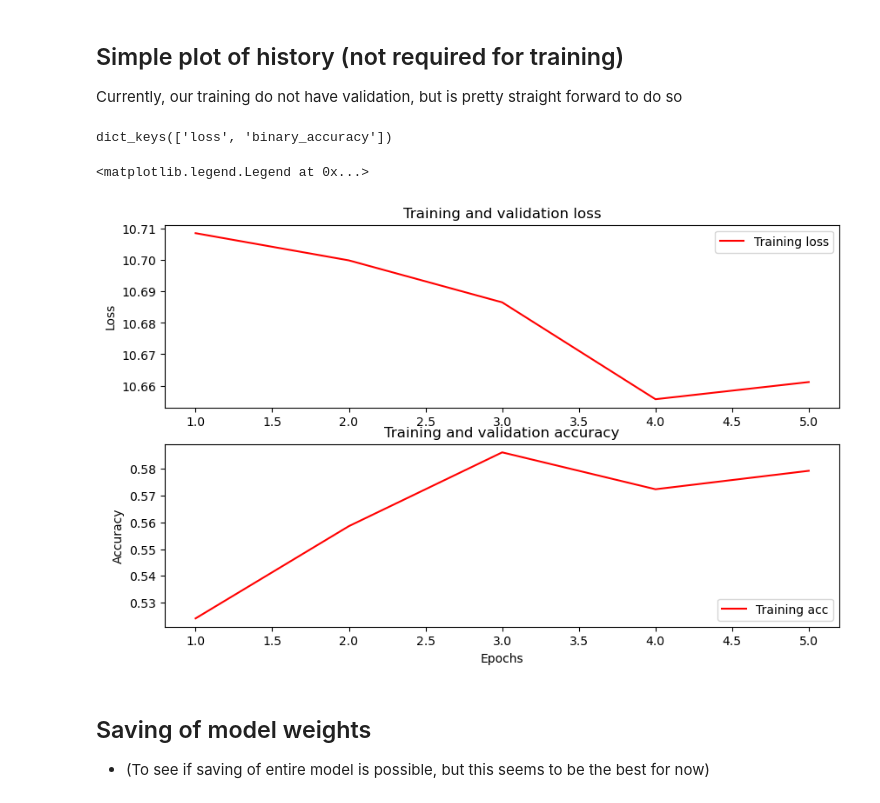
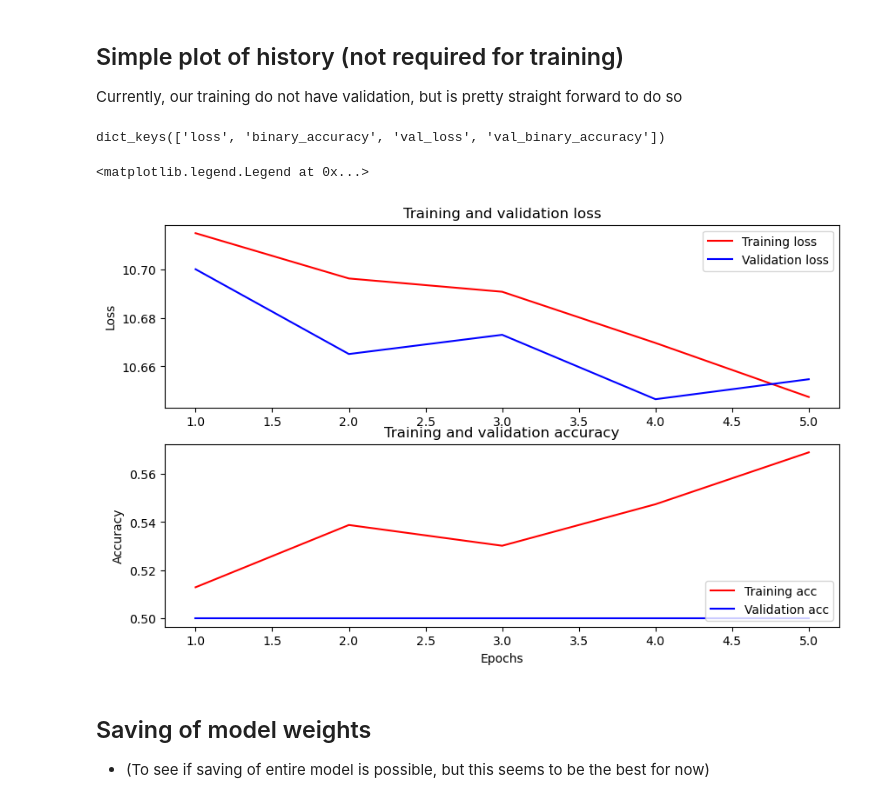
Before and after one commit to vishwa-11/Causal-ML-Final-Project, a Jupyter notebook: train_bert_pipeline_example.ipynb, the cells around one changed output. Saved outputs shown, nothing was run; the diff lists cells and outputs as text; code cells hidden in the pictures.

```diff
--- a/train_bert_pipeline_example.ipynb
+++ b/train_bert_pipeline_example.ipynb
@@ -32,8 +30,12 @@ To enable the following instructions: AVX2 AVX_VNNI FMA, in other operations, re
 train_ds = load_dataset(os.path.join('data','syn_train_small.npz'),
                         text_key='syntheticText', confounder_key='syntheticType',
                         label_key='above3Stars')
+val_ds = load_dataset(os.path.join('data','syn_val_small.npz'),
+                      text_key='syntheticText', confounder_key='syntheticType',
+                      label_key='above3Stars')
 
 train_ds = train_ds.batch(3)
+val_ds = val_ds.batch(3)
 for input, label in train_ds.take(1):
   print('Text:',input['text'])
   print('SynType:',input['confounder'])
@@ -161,7 +161,8 @@ epochs = 5
 
 print(f'Training model with {tfhub_handle_encoder}')
 history = model.fit(x=train_ds,
-                    epochs=epochs)
+                    epochs=epochs,
+                    validation_data=val_ds)
 # %% [output]
 Training model with <tensorflow.python.saved_model.load.Loader._recreate_base_user_object.<locals>._UserObject object at 0x...>
 Epoch 1/5
@@ -185,37 +187,37 @@ Currently, our training do not have validation, but is pretty straight forward t
 # %%
 history_dict = history.history
 print(history_dict.keys())
 
 acc = history_dict['binary_accuracy']
-# val_acc = history_dict['val_binary_accuracy']
+val_acc = history_dict['val_binary_accuracy']
 loss = history_dict['loss']
-# val_loss = history_dict['val_loss']
+val_loss = history_dict['val_loss']
 
 epochs = range(1, len(acc) + 1)
 fig = plt.figure(figsize=(10, 6))
 fig.tight_layout()
 
 plt.subplot(2, 1, 1)
 # r is for "solid red line"
 plt.plot(epochs, loss, 'r', label='Training loss')
 # b is for "solid blue line"
-# plt.plot(epochs, val_loss, 'b', label='Validation loss')
+plt.plot(epochs, val_loss, 'b', label='Validation loss')
 plt.title('Training and validation loss')
 # plt.xlabel('Epochs')
 plt.ylabel('Loss')
 plt.legend()
 
 plt.subplot(2, 1, 2)
 plt.plot(epochs, acc, 'r', label='Training acc')
-# plt.plot(epochs, val_acc, 'b', label='Validation acc')
+plt.plot(epochs, val_acc, 'b', label='Validation acc')
 plt.title('Training and validation accuracy')
 plt.xlabel('Epochs')
 plt.ylabel('Accuracy')
 plt.legend(loc='lower right')
 # %% [output]
-dict_keys(['loss', 'binary_accuracy'])
+dict_keys(['loss', 'binary_accuracy', 'val_loss', 'val_binary_accuracy'])
 <matplotlib.legend.Legend at 0x...>
-[figure, old version]
+[figure, new version]
 # %% [markdown]
 ## Saving of model weights
 - (To see if saving of entire model is possible, but this seems to be the best for now)
```
Also changed, not shown: parts of 7 cells of this notebook, 5 other files.
